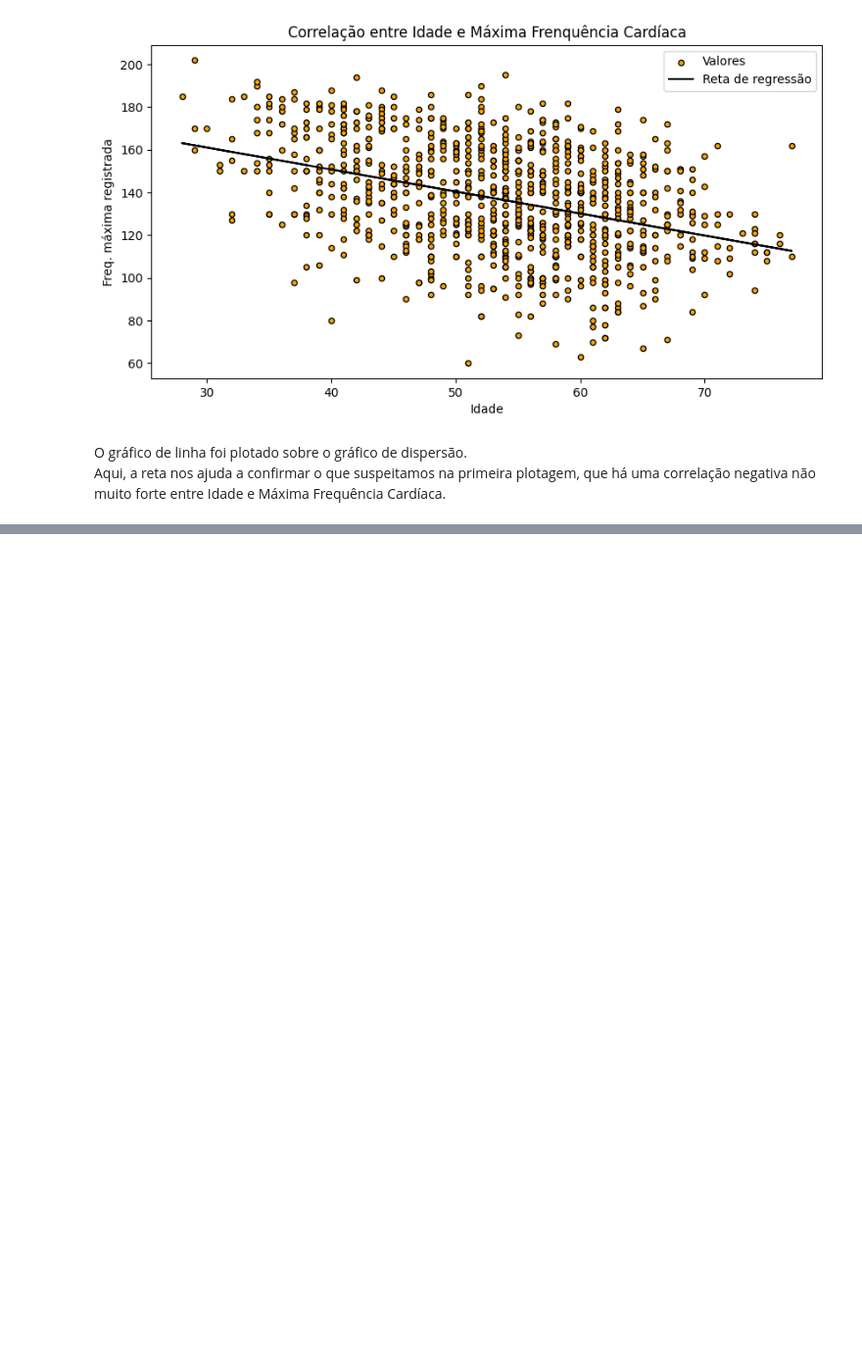
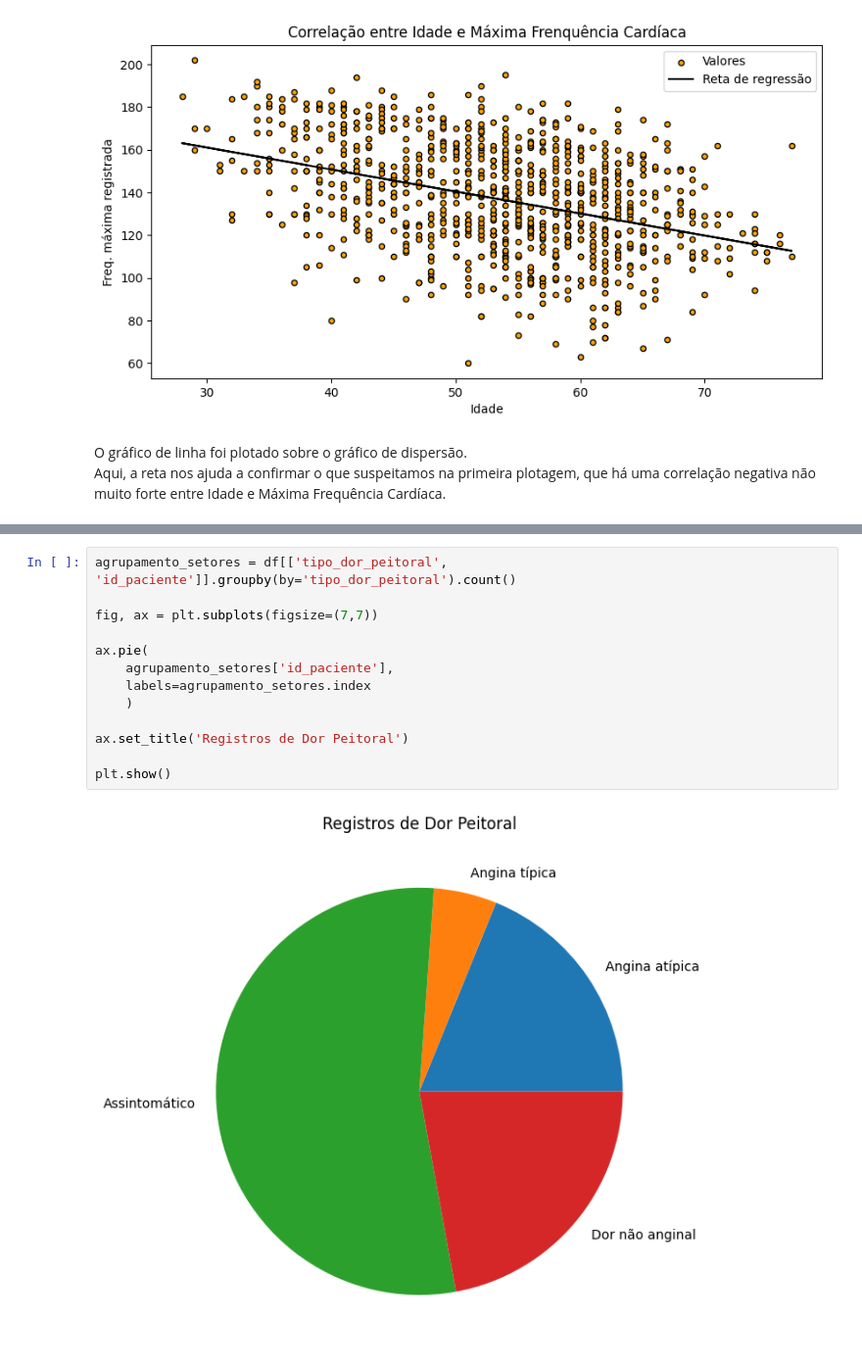
Before and after one commit to lucas-mdsena/python_udemy_module_3, a Jupyter notebook: notebook_matplotlib.ipynb, the cells around one changed output, grey strips where cells are left out. Shown: that part at 98% size. Saved outputs shown, nothing was run; the diff lists cells and outputs as text; blank space fills up the shorter version.

```diff
--- a/notebook_matplotlib.ipynb
+++ b/notebook_matplotlib.ipynb
@@ -328,0 +361,15 @@ plt.show()
+# %%
+agrupamento_setores = df[['tipo_dor_peitoral', 'id_paciente']].groupby(by='tipo_dor_peitoral').count()
+
+fig, ax = plt.subplots(figsize=(7,7))
+
+ax.pie(
+    agrupamento_setores['id_paciente'],
+    labels=agrupamento_setores.index
+    )
+
+ax.set_title('Registros de Dor Peitoral')
+
+plt.show()
+# %% [output]
+[figure, added]
```
Also changed, not shown: parts of 28 cells of this notebook.
